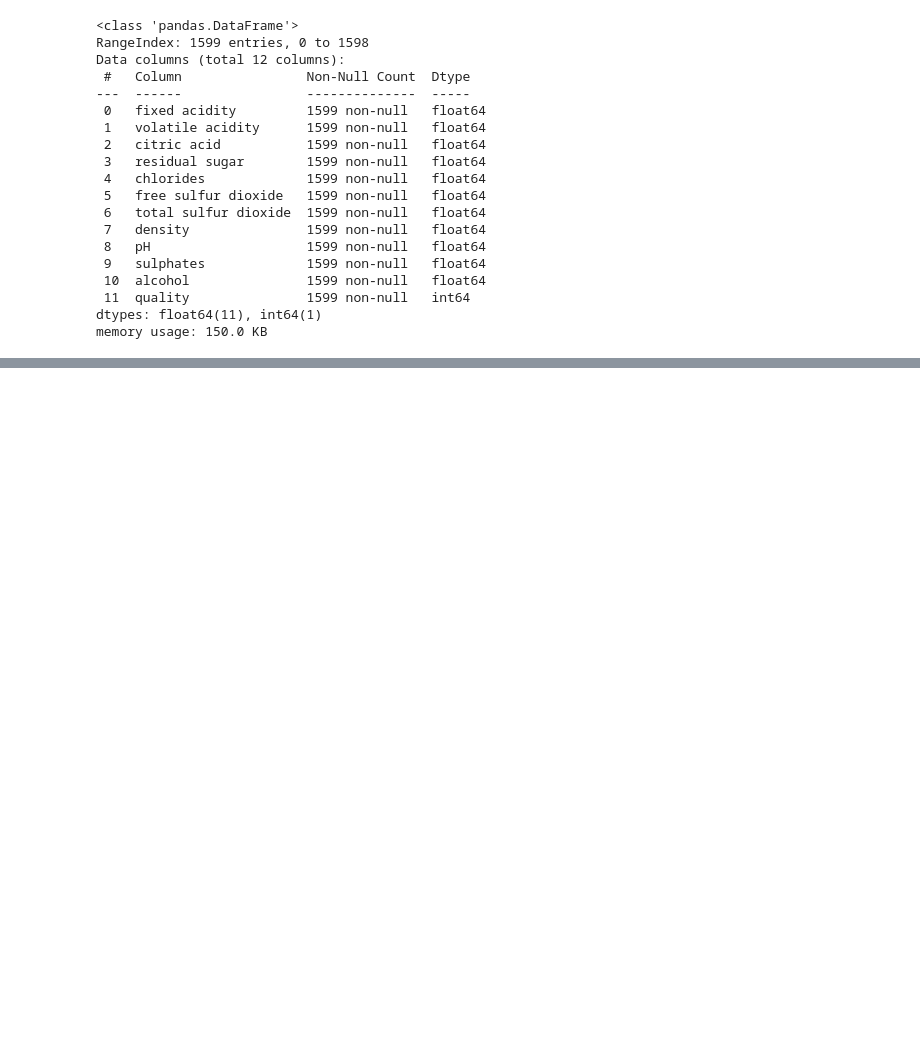
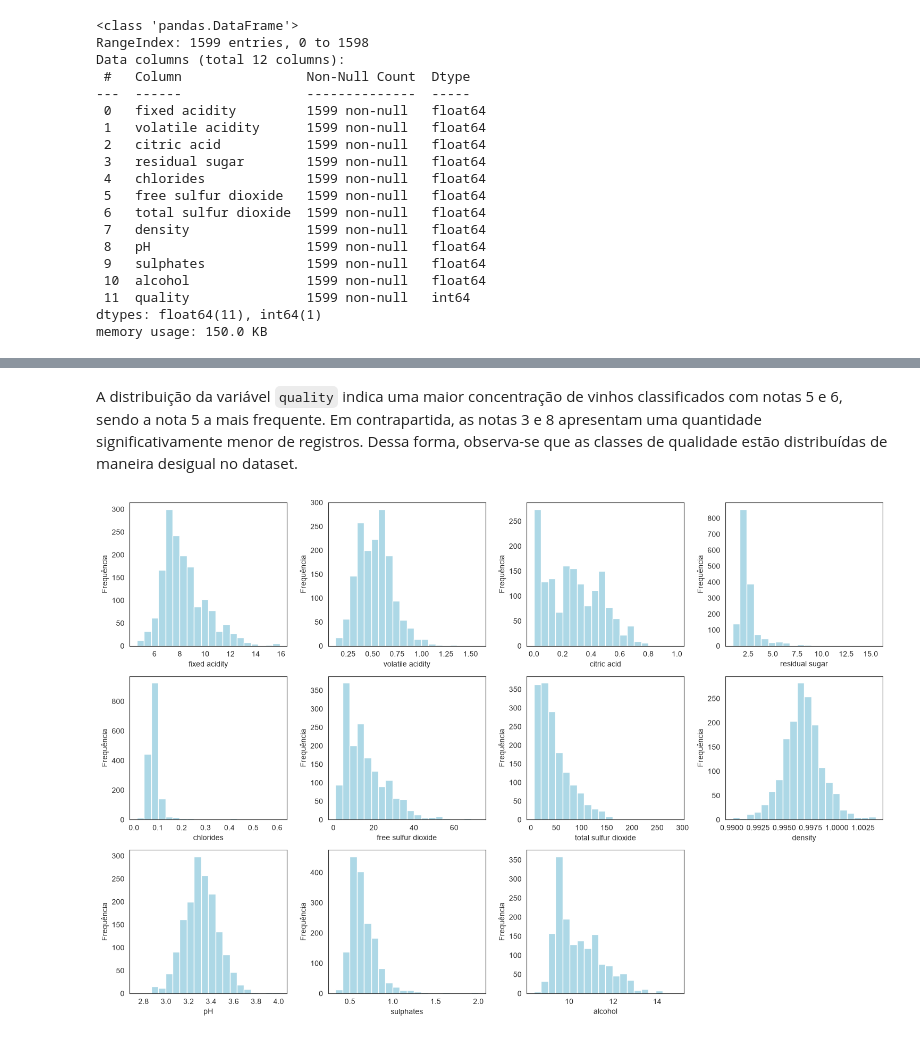
Before and after one commit to gabimontcruz/Projeto_AVD, a Jupyter notebook: notebooks/parte_comum/eda.ipynb, the cells around one changed output, grey strips where cells are left out. Drawn from its saved outputs; the diff is of its cells as text; code cells hidden in the pictures; blank space fills up the shorter version.

```diff
--- a/notebooks/parte_comum/eda.ipynb
+++ b/notebooks/parte_comum/eda.ipynb
@@ -50,0 +163,19 @@ memory usage: 150.0 KB
+# %% [markdown]
+A distribuição da variável `quality` indica uma maior concentração de vinhos classificados com notas 5 e 6, sendo a nota 5 a mais frequente. Em contrapartida, as notas 3 e 8 apresentam uma quantidade significativamente menor de registros. Dessa forma, observa-se que as classes de qualidade estão distribuídas de maneira desigual no dataset.
+# %%
+colunas = df.drop(columns="quality").columns
+
+fig, axes = plt.subplots(3, 4, figsize=(15, 10))
+
+for ax, coluna in zip(axes.flatten(), colunas):
+    ax.hist(df[coluna], bins=20, color="lightblue")
+    ax.set_xlabel(coluna)
+    ax.set_ylabel("Frequência")
+    ax.grid(False)
+
+axes.flatten()[-1].set_visible(False)
+
+plt.tight_layout()
+plt.show()
+# %% [output]
+[figure, added]
```
Also changed, not shown: parts of 29 cells of this notebook.
